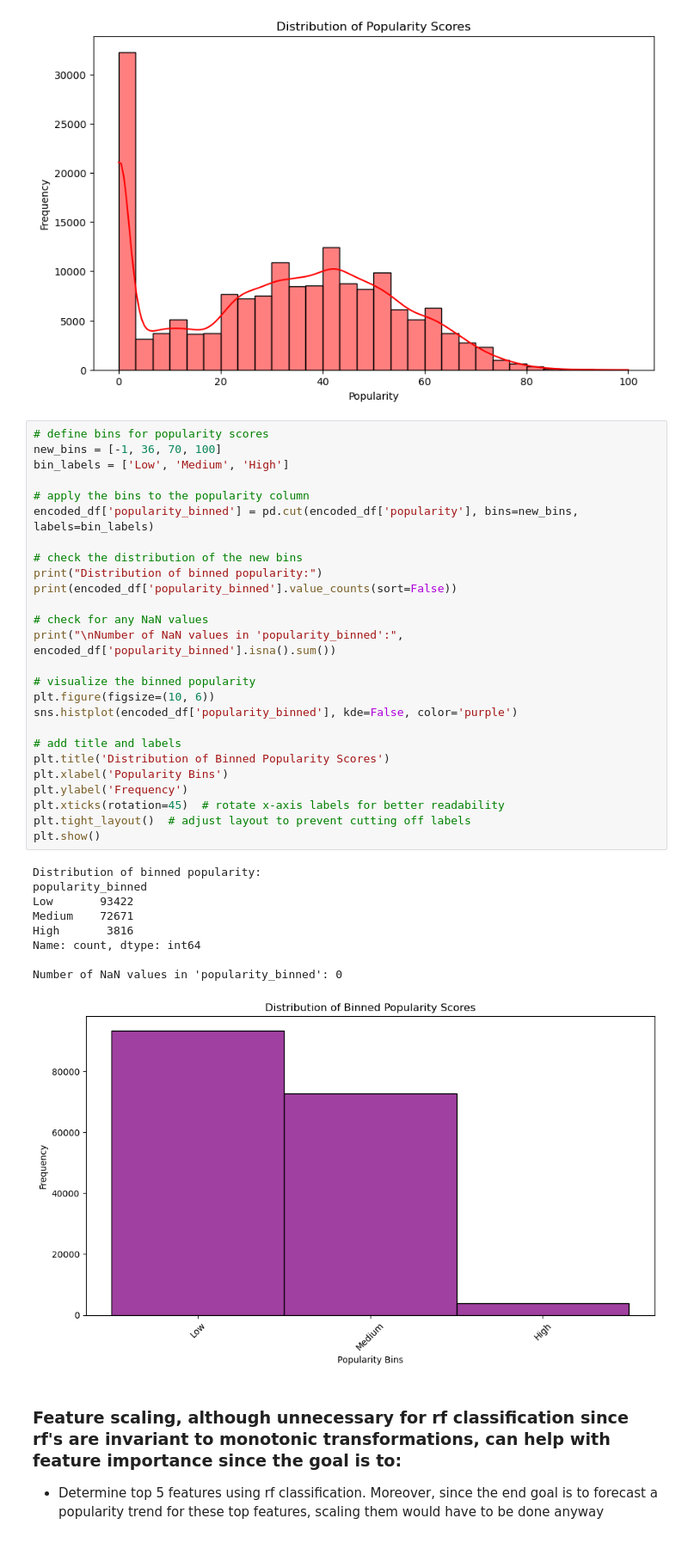
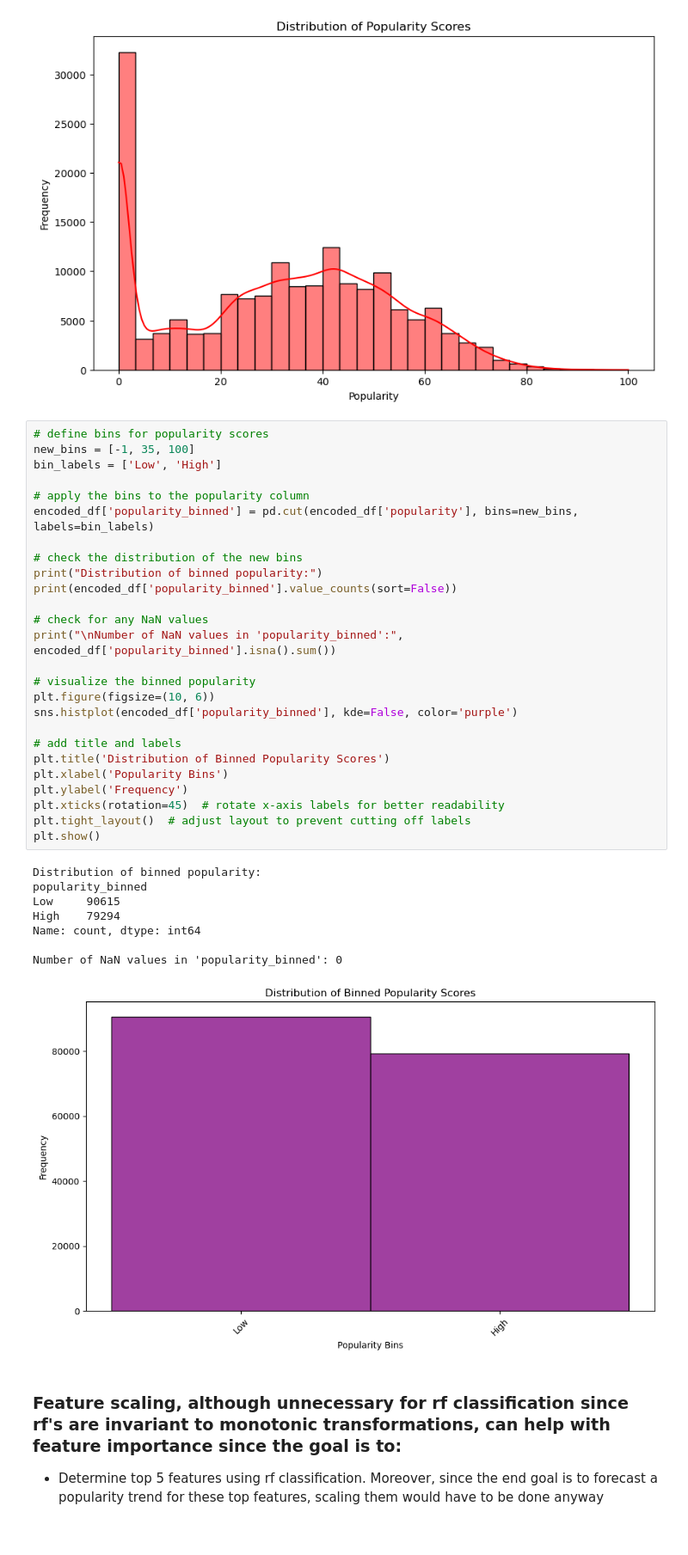
Before and after one commit to moraditya/spotify-time-series, a Jupyter notebook: data-analysis/rf-preprocessing.ipynb, the cells around one changed output. Shown: that part at 86% size. Saved outputs shown, nothing was run; the diff lists cells and outputs as text.

```diff
--- a/data-analysis/rf-preprocessing.ipynb
+++ b/data-analysis/rf-preprocessing.ipynb
@@ -95,40 +95,39 @@ plt.show()
 [figure]
 # %%
 # define bins for popularity scores
-new_bins = [-1, 36, 70, 100]
-bin_labels = ['Low', 'Medium', 'High']
+new_bins = [-1, 35, 100]
+bin_labels = ['Low', 'High']
 
 # apply the bins to the popularity column
 encoded_df['popularity_binned'] = pd.cut(encoded_df['popularity'], bins=new_bins, labels=bin_labels)
 
 # check the distribution of the new bins
 print("Distribution of binned popularity:")
 print(encoded_df['popularity_binned'].value_counts(sort=False))
 
 # check for any NaN values
 print("\nNumber of NaN values in 'popularity_binned':", encoded_df['popularity_binned'].isna().sum())
 
 # visualize the binned popularity
 plt.figure(figsize=(10, 6))
 sns.histplot(encoded_df['popularity_binned'], kde=False, color='purple')
 
 # add title and labels
 plt.title('Distribution of Binned Popularity Scores')
 plt.xlabel('Popularity Bins')
 plt.ylabel('Frequency')
 plt.xticks(rotation=45)  # rotate x-axis labels for better readability
 plt.tight_layout()  # adjust layout to prevent cutting off labels
 plt.show()
 # %% [output]
 Distribution of binned popularity:
 popularity_binned
-Low       93422
-Medium    72671
-High       3816
+Low     90615
+High    79294
 Name: count, dtype: int64
 
 Number of NaN values in 'popularity_binned': 0
-[figure, old version]
+[figure, new version]
 # %% [markdown]
 ### Feature scaling, although unnecessary for rf classification since rf's are invariant to monotonic transformations, can help with feature importance since the goal is to:
 
```
Also changed, not shown: parts of 1 cell of this notebook.
